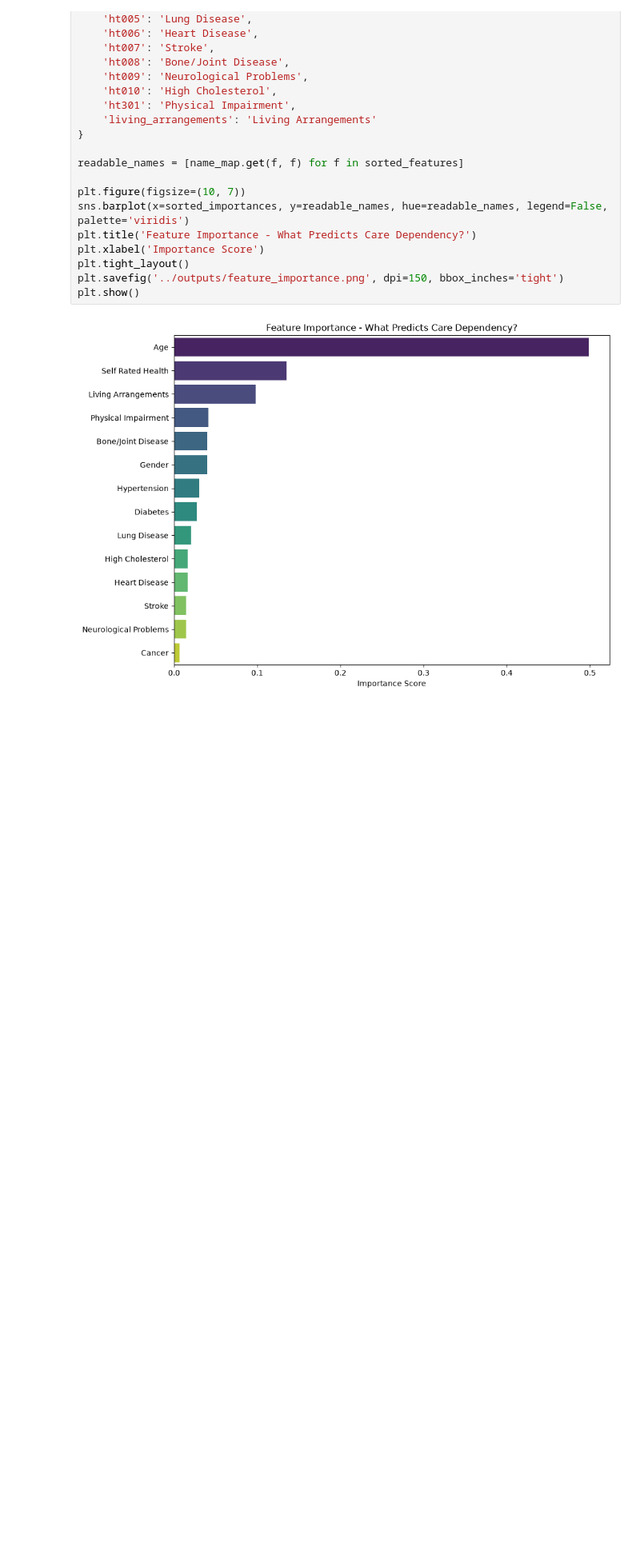
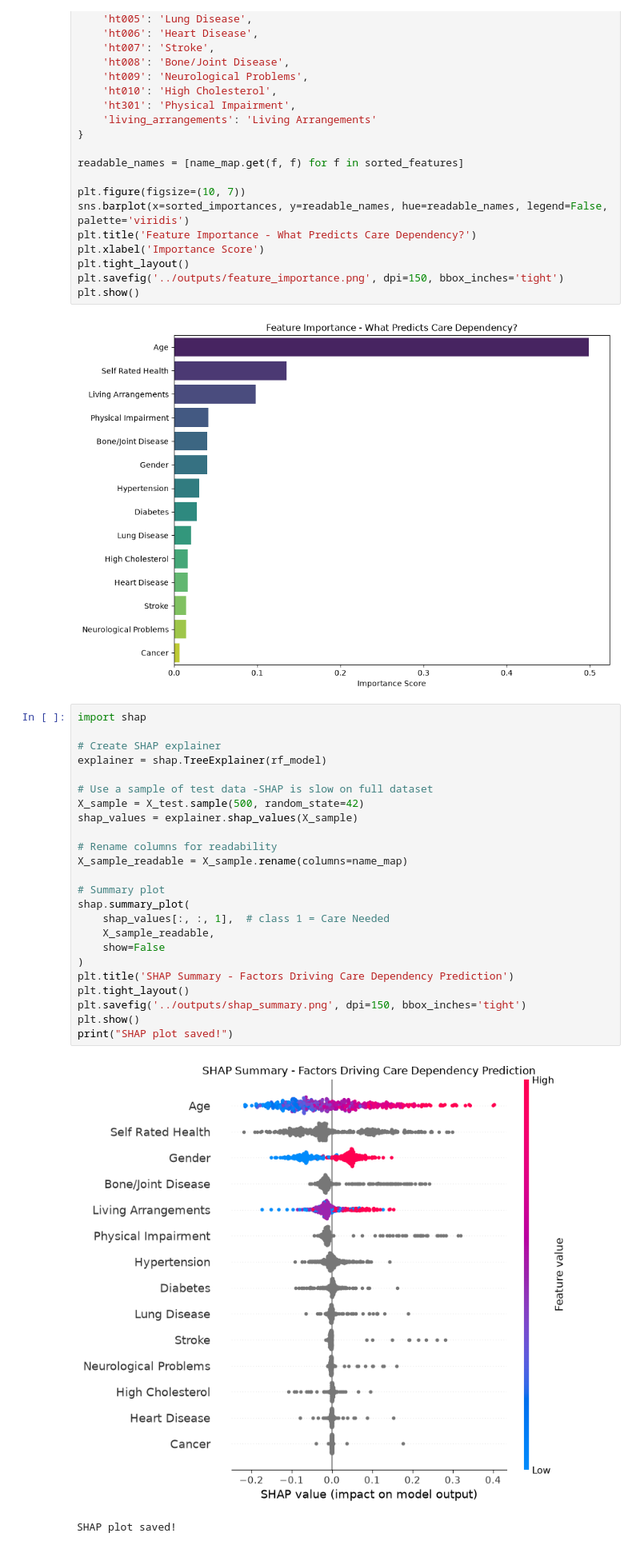
Before and after one commit to Tushar-Sekhri/elder-care-risk-prediction, a Jupyter notebook: notebooks/eda.ipynb, the cells around one changed output. Shown at 80% size. Drawn from its saved outputs; the diff is of its cells as text; blank space fills up the shorter version.

```diff
--- a/notebooks/eda.ipynb
+++ b/notebooks/eda.ipynb
@@ -354,3 +367,30 @@ plt.savefig('../outputs/feature_importance.png', dpi=150, bbox_inches='tight')
 plt.show()
 # %% [output]
 [figure]
+# %%
+import shap
+
+# Create SHAP explainer
+explainer = shap.TreeExplainer(rf_model)
+
+# Use a sample of test data -SHAP is slow on full dataset
+X_sample = X_test.sample(500, random_state=42)
+shap_values = explainer.shap_values(X_sample)
+
+# Rename columns for readability
+X_sample_readable = X_sample.rename(columns=name_map)
+
+# Summary plot
+shap.summary_plot(
+    shap_values[:, :, 1],  # class 1 = Care Needed
+    X_sample_readable,
+    show=False
+)
+plt.title('SHAP Summary - Factors Driving Care Dependency Prediction')
+plt.tight_layout()
+plt.savefig('../outputs/shap_summary.png', dpi=150, bbox_inches='tight')
+plt.show()
+print("SHAP plot saved!")
+# %% [output]
+[figure, added]
+SHAP plot saved!
```
Also changed, not shown: parts of 5 cells of this notebook.
